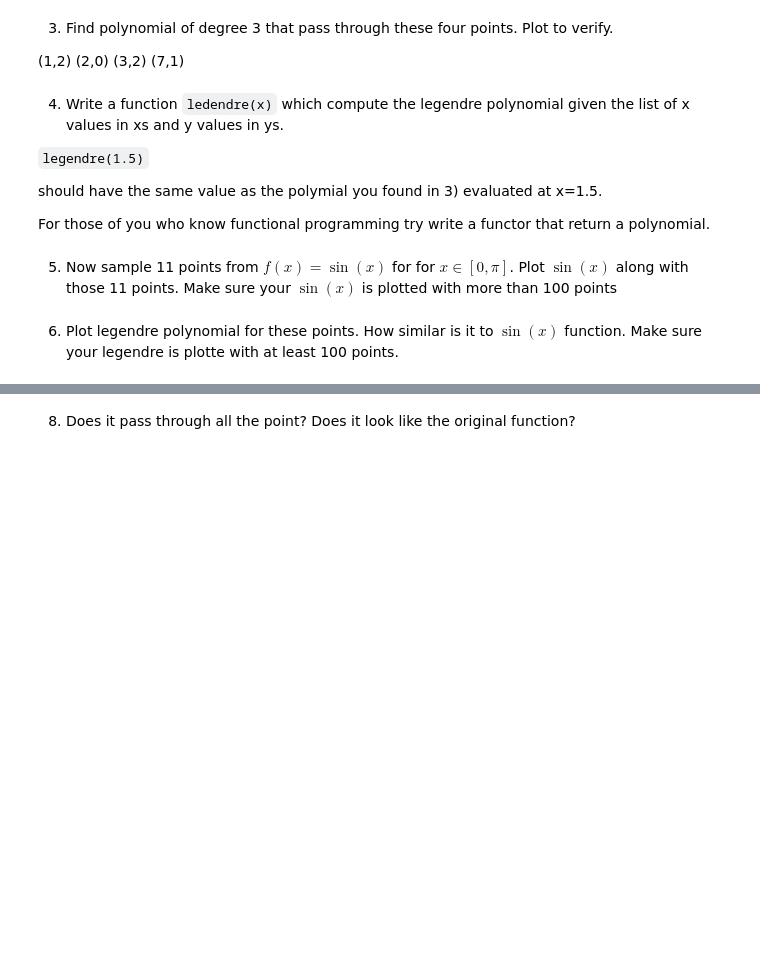
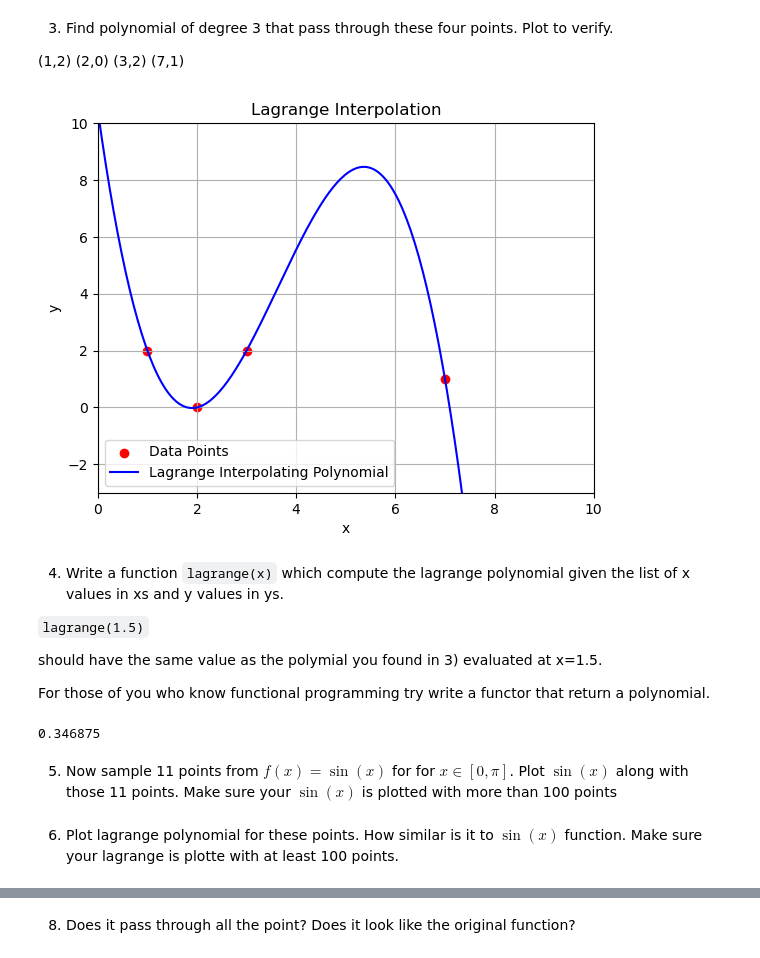
Before and after one commit to cs-muic/iccs205-lectures, a Jupyter notebook: lect06/02 Interpolation - Exercises.ipynb, the cells around one changed output, grey strips where cells are left out. Cells and saved outputs as stored; diff of their text form; code cells hidden in the pictures; blank space fills up the shorter version.

```diff
--- a/lect06/02 Interpolation - Exercises.ipynb
+++ b/lect06/02 Interpolation - Exercises.ipynb
@@ -13,15 +60,37 @@ from matplotlib import pyplot as plt
 3) Find polynomial of degree 3 that pass through these four points. Plot to verify.
 
 (1,2) (2,0) (3,2) (7,1)
+# %%
+xs = np.array([1, 2, 3, 7])
+ys = np.array([2, 0, 2, 1])
+x_dense = np.linspace(min(xs)-1, max(xs)+1, 200)
+y_dense = lagrange(x_dense)
+
+plt.scatter(xs, ys, label='Data Points', color='red')
+plt.plot(x_dense, y_dense, label='Lagrange Interpolating Polynomial', color='blue')
+plt.xlim(0, 10)
+plt.ylim(-3, 10)
+plt.xlabel('x')
+plt.ylabel('y')
+plt.title('Lagrange Interpolation')
+plt.legend()
+plt.grid(True)
+plt.show()
+# %% [output]
+[figure, added]
 # %% [markdown]
-4) Write a function `ledendre(x)` which compute the legendre polynomial given the list of x values in xs and y values in ys.
+4) Write a function `lagrange(x)` which compute the lagrange polynomial given the list of x values in xs and y values in ys.
 
-`legendre(1.5)`
+`lagrange(1.5)`
 
 should have the same value as the polymial you found in 3) evaluated at x=1.5.
 
 For those of you who know functional programming try write a functor that return a polynomial.
+# %%
+print(lagrange(1.5))
+# %% [output]
+0.346875
 # %% [markdown]
 5) Now sample 11 points  from $f(x) = \sin(x)$ for for $x\in[0, \pi]$. Plot $\sin(x)$ along with those 11 points. Make sure your $\sin(x)$ is plotted with more than 100 points
 # %% [markdown]
-6) Plot legendre polynomial for these points. How similar is it to $\sin(x)$ function. Make sure your legendre is plotte with at least 100 points.
+6) Plot lagrange polynomial for these points. How similar is it to $\sin(x)$ function. Make sure your lagrange is plotte with at least 100 points.
```
Also changed, not shown: parts of 5 cells of this notebook, 2 other files.
